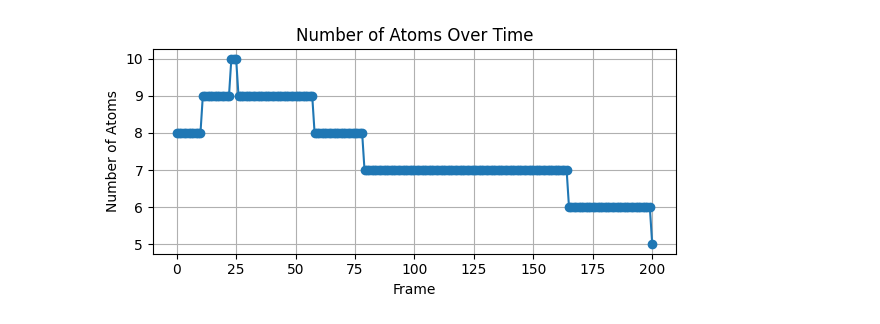
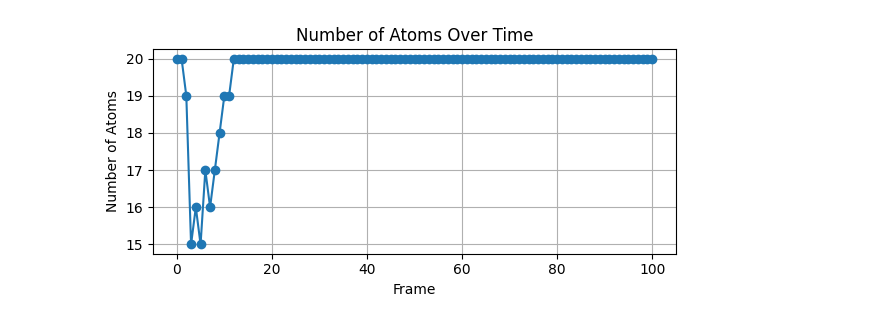
Before and after one commit to maltefranke/chemflow, a Jupyter notebook: notebooks/traj_analysis.ipynb, the cells around one changed output. Cells and saved outputs as stored; diff of their text form; code cells hidden in the pictures.

Commit message:
add notebooks, mcs assignment

```diff
--- a/notebooks/traj_analysis.ipynb
+++ b/notebooks/traj_analysis.ipynb
@@ -98,80 +23,12 @@ import numpy as np
 from rdkit.Chem.rdDetermineBonds import DetermineBonds
 import matplotlib.pyplot as plt
 
-
-def visualize_variable_topology(trajectory_frames, width=800, height=400):
-    """
-    Visualizes a trajectory where atom counts and types change.
-
-    Args:
-        trajectory_frames (list): A list of dicts. Each dict must have:
-            - 'atoms': List of symbols (e.g., ['C', 'H'])
-            - 'pos': List of [x, y, z] coordinates
-            - 'edges': List of (start_idx, end_idx) tuples
-            - 'edge_types': List of bond orders (1, 2, 1.5, etc.)
-    """
-
-    # Map your edge types to RDKit BondTypes
-    # Adjust keys (1, 2, etc.) to match your specific data format
-    bond_mapping = {
-        1: Chem.BondType.SINGLE,
-        1.0: Chem.BondType.SINGLE,
-        2: Chem.BondType.DOUBLE,
-        2.0: Chem.BondType.DOUBLE,
-        3: Chem.BondType.TRIPLE,
-        1.5: Chem.BondType.AROMATIC,
-    }
-
-    combined_sdf_string = ""
-
-    # 1. Iterate over every frame to build distinct molecules
-    for frame in trajectory_frames:
-        mol = Chem.RWMol()
-
-        # A. Add Atoms
-        for i, symbol in enumerate(frame["atoms"]):
-            atom = Chem.Atom(symbol)
-            atom.SetFormalCharge(int(frame["charges"][i]))
-            mol.AddAtom(atom)
-
-        # B. Add Bonds
-        # We loop through edges and edge_types simultaneously
-        for (src, dst), b_type in zip(frame["edges"], frame["edge_types"]):
-            rdkit_type = bond_mapping.get(b_type, Chem.BondType.SINGLE)
-            mol.AddBond(int(src), int(dst), rdkit_type)
-
-        # C. Set Positions (Conformer)
-        conf = Chem.Conformer(len(frame["atoms"]))
-        for i, (x, y, z) in enumerate(frame["pos"]):
-            conf.SetAtomPosition(i, (float(x), float(y), float(z)))
-
-        mol.AddConformer(conf)
-
-        # D. Convert to SDF Block and append to master string
-        # '$$$$' is the delimiter between molecules in an SDF file
-        mol_block = Chem.MolToMolBlock(mol)
-        combined_sdf_string += mol_block + "$$$$\n"
-
-    # 2. Visualize with py3Dmol
-    view = py3Dmol.view(width=width, height=height)
-
-    # Load the multi-molecule string
-    view.addModelsAsFrames(combined_sdf_string, "sdf")
-
-    # 3. Styling
-    view.setStyle({"stick": {"radius": 0.15}, "sphere": {"scale": 0.2}})
-
-    # 4. Animation Settings
-    # 'interval' controls speed (ms per frame)
-    view.animate({"loop": "forward", "interval": 50})
-    view.zoomTo()
-
-    return view
+from notebooks.utils import visualize_variable_topology
 
 
-traj_idx = 5
+traj_idx = 16
 # Run the visualization
-view = visualize_variable_topology(trajs[traj_idx])
+view = visualize_variable_topology(trajs[traj_idx], interval=50)
 view.show()
 
 # --- Plotting the number of atoms over time ---
@@ -188,2 +62,2 @@ plt.show()
 [interactive output not drawn]
-[figure, old version]
+[figure, new version]
```
Also changed, not shown: parts of 3 cells of this notebook, 9 other files.
